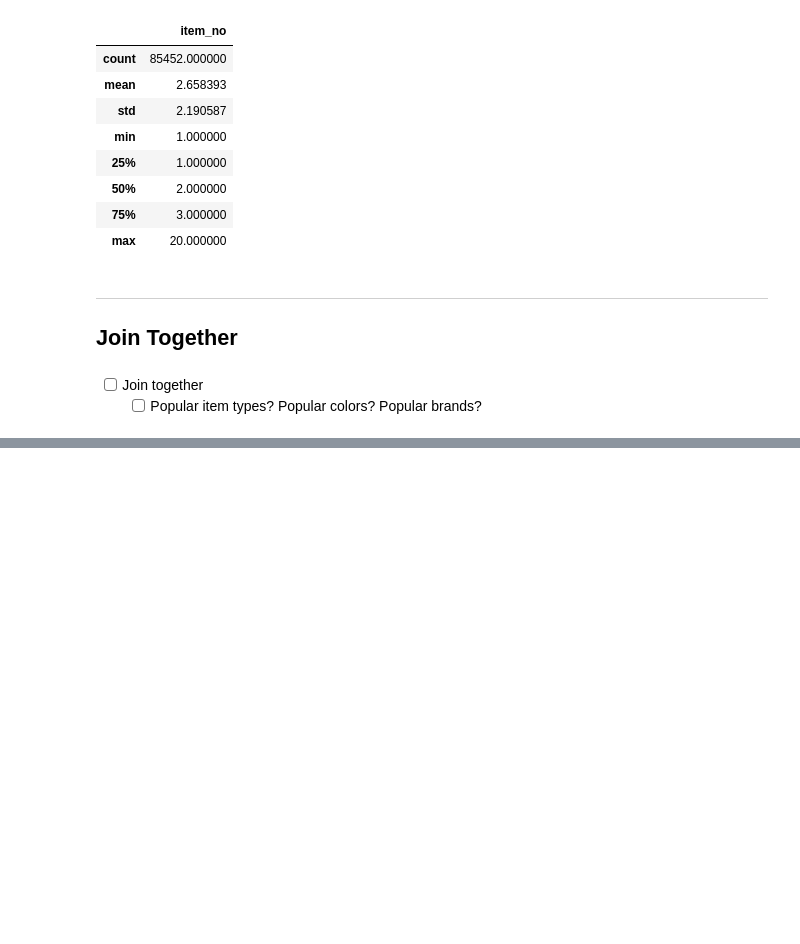
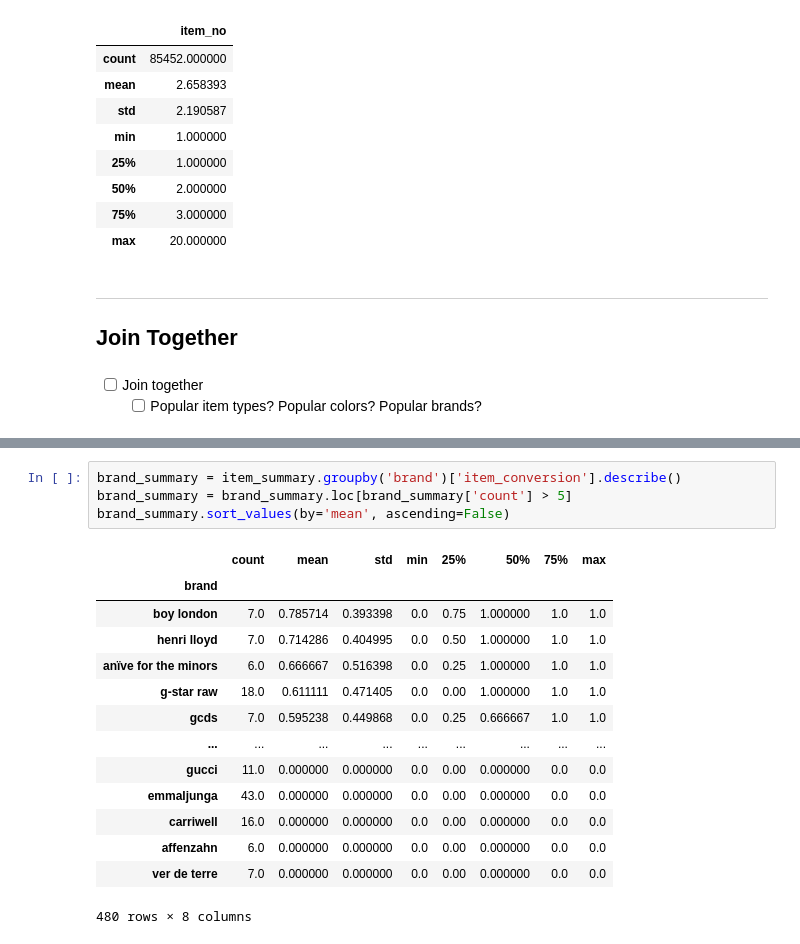
Before and after one commit to msvensson222/tfrs-retail-example, a Jupyter notebook: EDA.ipynb, the cells around one changed output, grey strips where cells are left out. Cells and saved outputs as stored; diff of their text form; blank space fills up the shorter version.

```diff
--- a/EDA.ipynb
+++ b/EDA.ipynb
@@ -263,0 +342,19 @@ session_baskets.describe()
+# %%
+brand_summary = item_summary.groupby('brand')['item_conversion'].describe()
+brand_summary = brand_summary.loc[brand_summary['count'] > 5]
+brand_summary.sort_values(by='mean', ascending=False)
+# %% [output]
+|  | count | mean | std | min | 25% | 50% | 75% | max |
+| brand |  |  |  |  |  |  |  |  |
+| boy london | 7.0 | 0.785714 | 0.393398 | 0.0 | 0.75 | 1.000000 | 1.0 | 1.0 |
+| henri lloyd | 7.0 | 0.714286 | 0.404995 | 0.0 | 0.50 | 1.000000 | 1.0 | 1.0 |
+| anïve for the minors | 6.0 | 0.666667 | 0.516398 | 0.0 | 0.25 | 1.000000 | 1.0 | 1.0 |
+| g-star raw | 18.0 | 0.611111 | 0.471405 | 0.0 | 0.00 | 1.000000 | 1.0 | 1.0 |
+| gcds | 7.0 | 0.595238 | 0.449868 | 0.0 | 0.25 | 0.666667 | 1.0 | 1.0 |
+| ... | ... | ... | ... | ... | ... | ... | ... | ... |
+| gucci | 11.0 | 0.000000 | 0.000000 | 0.0 | 0.00 | 0.000000 | 0.0 | 0.0 |
+| emmaljunga | 43.0 | 0.000000 | 0.000000 | 0.0 | 0.00 | 0.000000 | 0.0 | 0.0 |
+| carriwell | 16.0 | 0.000000 | 0.000000 | 0.0 | 0.00 | 0.000000 | 0.0 | 0.0 |
+| affenzahn | 6.0 | 0.000000 | 0.000000 | 0.0 | 0.00 | 0.000000 | 0.0 | 0.0 |
+| ver de terre | 7.0 | 0.000000 | 0.000000 | 0.0 | 0.00 | 0.000000 | 0.0 | 0.0 |
+480 rows × 8 columns
```
Also changed, not shown: parts of 34 cells of this notebook.
